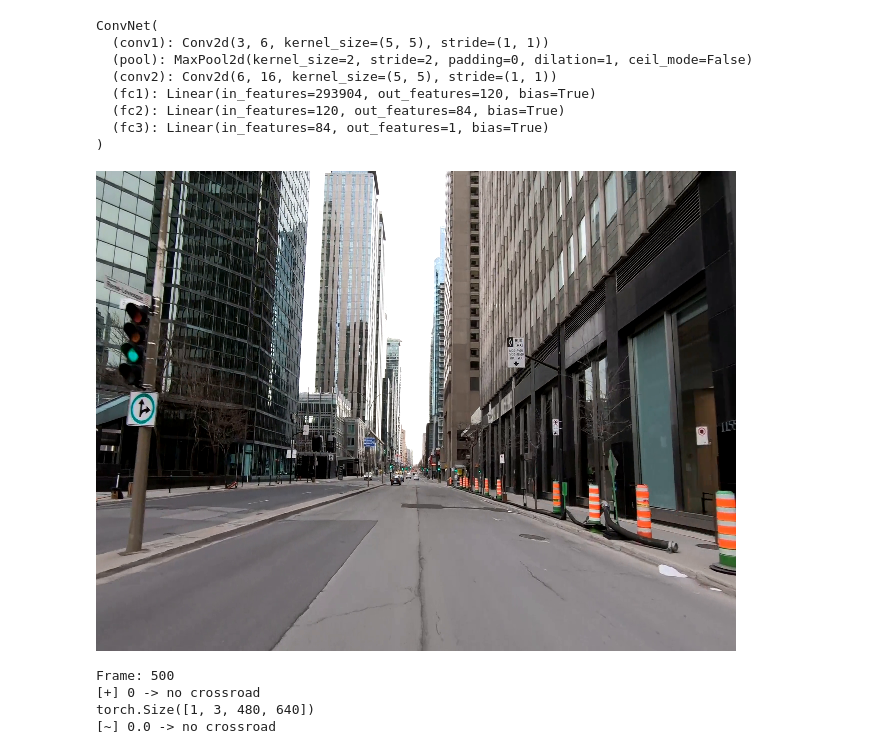
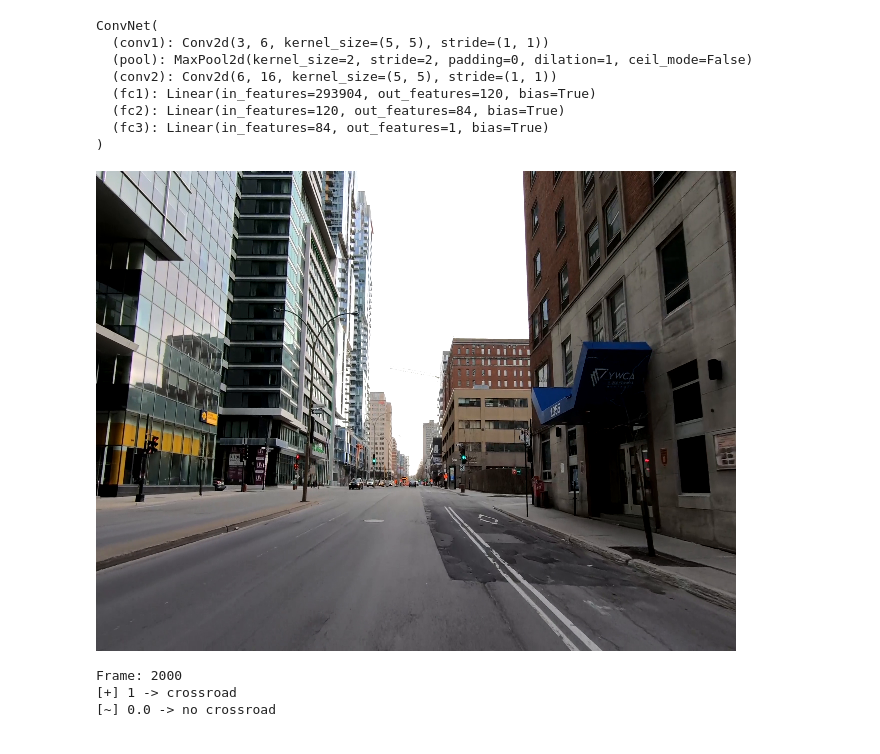
Before and after one commit to pAplakidis/OpenCRD, a Jupyter notebook: notebooks/train_test_googlecolab.ipynb, the cells around one changed output. Drawn from its saved outputs; the diff is of its cells as text; code cells hidden in the pictures.

```diff
--- a/notebooks/train_test_googlecolab.ipynb
+++ b/notebooks/train_test_googlecolab.ipynb
@@ -284,35 +301,34 @@ ConvNet(
 # %%
 from google.colab.patches import cv2_imshow
 
 #eval_path = "/content/drive/MyDrive/OpenCRD_dataset/city_2.mp4"
 eval_path = "/content/drive/MyDrive/OpenCRD_dataset/city_1.mp4"
 log_path = eval_path[:-4] + ".txt"
 
 with open(log_path, "r") as log_file:
   eval_labels = log_file.read().split("\n")[:-1]
   log_file.close()
 
 frames = pims.Video(eval_path, format="mp4")
-idx = 500
+idx = 2000
 
 frame = cv2.resize(cv2.cvtColor(frames[idx], cv2.COLOR_BGR2RGB), (W,H))
 cv2_imshow(frame)
 print("Frame:", idx)
 print("[+]", eval_labels[idx], "->", LABEL_DICT[int(eval_labels[idx])])
 
 # forward to model
 X_test = np.moveaxis(frame, -1, 0)
 X = torch.tensor(X_test).float().to(device)
 X = X.unsqueeze(0)
-print(X.shape)
+#print(X.shape)
 
 Y_pred = model(X)
 print("[~]", Y_pred.item(), "->", LABEL_DICT[int(round(Y_pred.item()))])
 # %% [output]
-[figure, old version]
+[figure, new version]
-Frame: 500
-[+] 0 -> no crossroad
-torch.Size([1, 3, 480, 640])
+Frame: 2000
+[+] 1 -> crossroad
 [~] 0.0 -> no crossroad
 # %%
 # evaluate whole video
```
Also changed, not shown: parts of 6 cells of this notebook.
